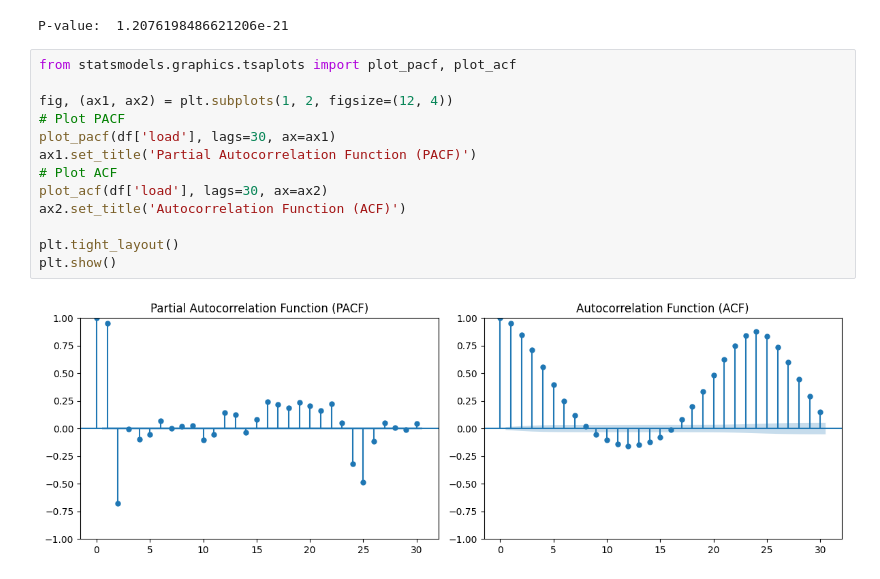
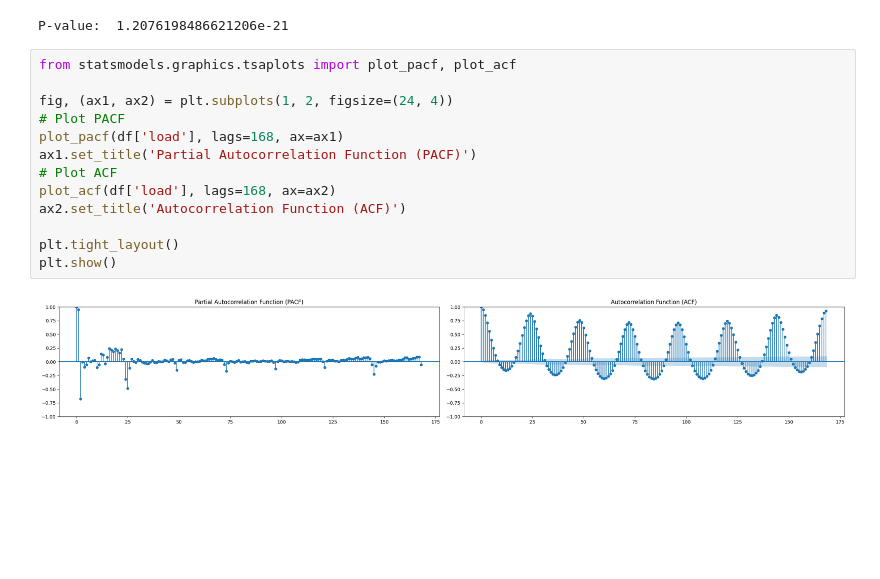
Before and after one commit to novak111/power_consumption_prediction, a Jupyter notebook: DA_prediction.ipynb, the cells around one changed output. Drawn from its saved outputs; the diff is of its cells as text; blank space fills up the shorter version.

```diff
--- a/DA_prediction.ipynb
+++ b/DA_prediction.ipynb
@@ -109,16 +135,16 @@ P-value:  1.2076198486621206e-21
 # %%
 from statsmodels.graphics.tsaplots import plot_pacf, plot_acf
 
-fig, (ax1, ax2) = plt.subplots(1, 2, figsize=(12, 4))
+fig, (ax1, ax2) = plt.subplots(1, 2, figsize=(24, 4))
 # Plot PACF
-plot_pacf(df['load'], lags=30, ax=ax1)
+plot_pacf(df['load'], lags=168, ax=ax1)
 ax1.set_title('Partial Autocorrelation Function (PACF)')
 # Plot ACF
-plot_acf(df['load'], lags=30, ax=ax2)
+plot_acf(df['load'], lags=168, ax=ax2)
 ax2.set_title('Autocorrelation Function (ACF)')
 
 plt.tight_layout()
 plt.show()
 # %% [output]
-[figure, old version]
+[figure, new version]
 # %%
```
Also changed, not shown: parts of 11 cells of this notebook.
